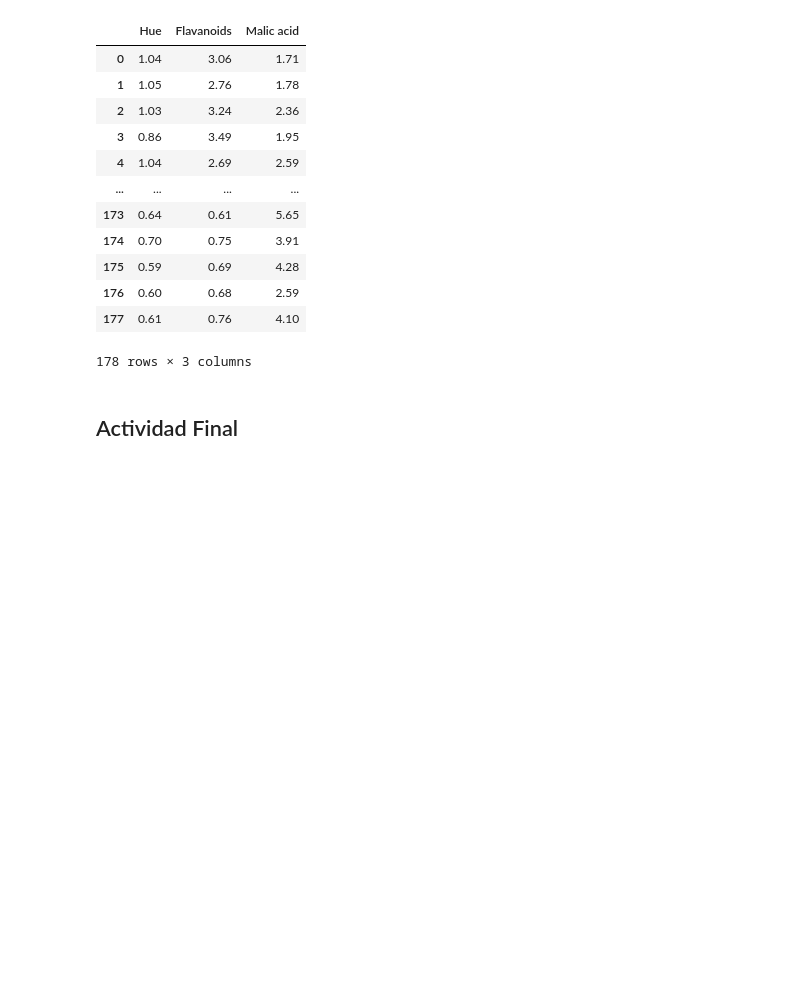
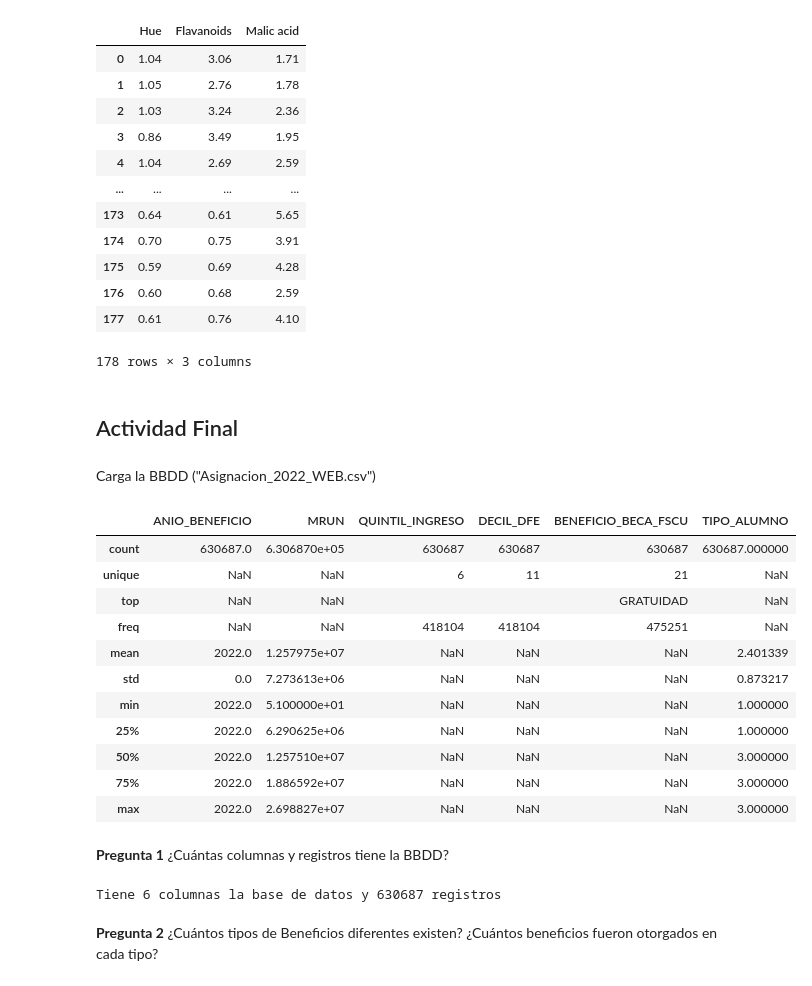
Before and after one commit to Brokolito/IMA539_2, a Jupyter notebook: semana5/Clase 01/Clase_07_IMA539_2024_2.ipynb, the cells around one changed output. Cells and saved outputs as stored; diff of their text form; code cells hidden in the pictures; blank space fills up the shorter version.

Commit message:
Se sube elelementos y clase de dia lunes 09 / 09 / 2024

```diff
--- a/semana5/Clase 01/Clase_07_IMA539_2024_2.ipynb
+++ b/semana5/Clase 01/Clase_07_IMA539_2024_2.ipynb
@@ -443,3 +443,29 @@ df_wine.iloc[:, 1:].sample(n=3, random_state=100, axis=1)
 178 rows × 3 columns
 # %% [markdown]
 ##   Actividad Final
+# %% [markdown]
+Carga la BBDD ("Asignacion_2022_WEB.csv")
+# %%
+data=pd.read_csv("Datos_Clase_07/Datos_Clase_07/Asignacion_2022_WEB.csv",sep=";")
+data.describe(include="all")
+# %% [output]
+|  | ANIO_BENEFICIO | MRUN | QUINTIL_INGRESO | DECIL_DFE | BENEFICIO_BECA_FSCU | TIPO_ALUMNO |
+| count | 630687.0 | 6.306870e+05 | 630687 | 630687 | 630687 | 630687.000000 |
+| unique | NaN | NaN | 6 | 11 | 21 | NaN |
+| top | NaN | NaN |  |  | GRATUIDAD | NaN |
+| freq | NaN | NaN | 418104 | 418104 | 475251 | NaN |
+| mean | 2022.0 | 1.257975e+07 | NaN | NaN | NaN | 2.401339 |
+| std | 0.0 | 7.273613e+06 | NaN | NaN | NaN | 0.873217 |
+| min | 2022.0 | 5.100000e+01 | NaN | NaN | NaN | 1.000000 |
+| 25% | 2022.0 | 6.290625e+06 | NaN | NaN | NaN | 1.000000 |
+| 50% | 2022.0 | 1.257510e+07 | NaN | NaN | NaN | 3.000000 |
+| 75% | 2022.0 | 1.886592e+07 | NaN | NaN | NaN | 3.000000 |
+| max | 2022.0 | 2.698827e+07 | NaN | NaN | NaN | 3.000000 |
+# %% [markdown]
+**Pregunta 1** ¿Cuántas columnas y registros tiene la BBDD?
+# %%
+print(f"Tiene {data.dtypes.count()} columnas la base de datos y {len(data)} registros")
+# %% [output]
+Tiene 6 columnas la base de datos y 630687 registros
+# %% [markdown]
+**Pregunta 2** ¿Cuántos tipos de Beneficios diferentes existen? ¿Cuántos beneficios fueron otorgados en cada tipo?
```
Also changed, not shown: parts of 6 cells of this notebook.
